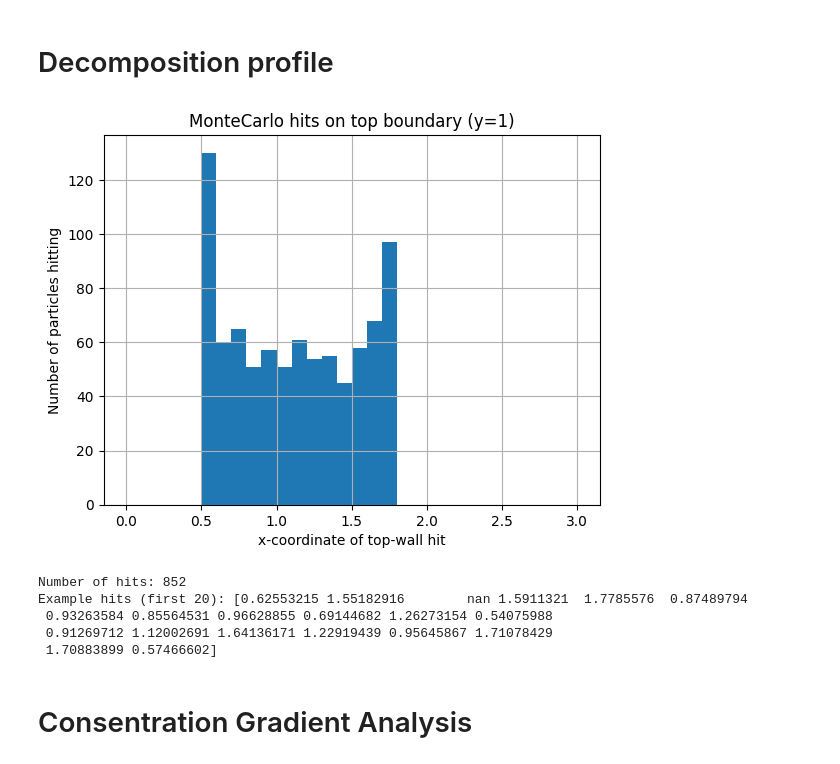
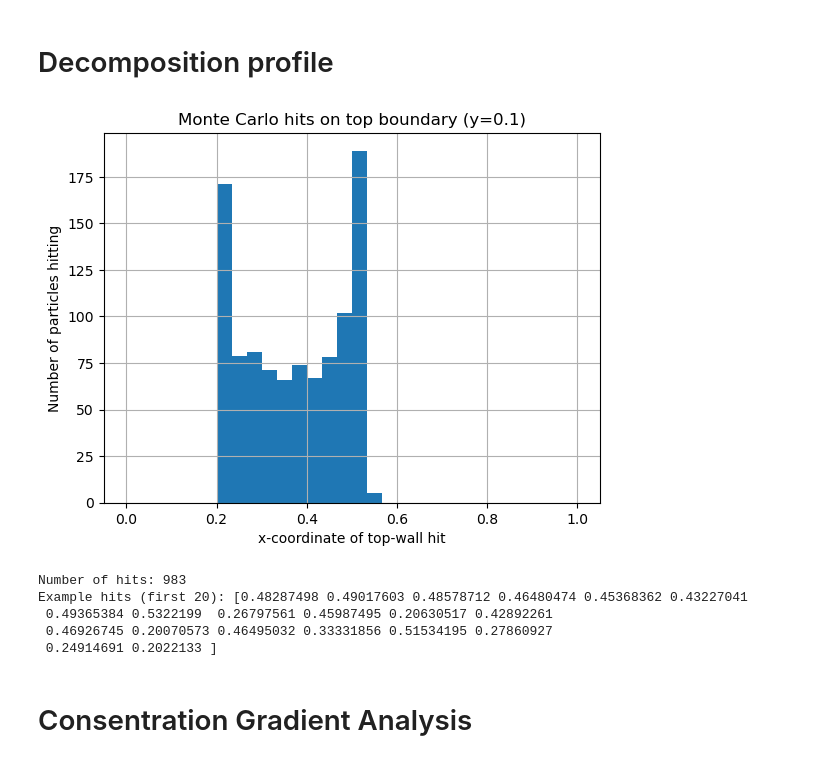
Before and after one commit to TrymNOHG/electro-filter, a Jupyter notebook: NSSolver.ipynb, the cells around one changed output. Cells and saved outputs as stored; diff of their text form; code cells hidden in the pictures.

```diff
--- a/NSSolver.ipynb
+++ b/NSSolver.ipynb
@@ -1365,39 +1379,23 @@ def MonteCarloHitDistribution(
     show_plot=True
 ):
     """
-    Estimate where charged particles 'hit' the top wall y=1
+    Estimate where charged particles 'hit' the top wall y=0.1
     by a simple Monte-Carlo/particle-tracing approach.
-
-    mesh         : ngsolve.Mesh
-    velocity_cf  : ngsolve.CoefficientFunction, e.g. (u_x, u_y)
-    E_cf         : ngsolve.CoefficientFunction, e.g. (E_x, E_y)
-                   but possibly zero outside an interval of x.
-    mu_e         : electrophoretic mobility factor.
-    nparticles   : number of particles to simulate.
-    dt           : time-step for the ODE integration (simple Euler).
-    max_time     : end time; particles not hitting y=1 by then are missed.
-    show_plot    : if True, produce a histogram at the end.
-
-    Returns
-    -------
-    hits_x : 1D numpy array of x-locations of top-wall hits, or NaN if missed.
     """
 
-    # 1) Initial positions: all at x=0, y~Uniform(0..1)
-    y0 = np.random.rand(nparticles)
+    # Initial positions: all at x=0, y ~ Uniform(0..0.1)
+    y0 = 0.1 * np.random.rand(nparticles)
     x0 = np.zeros(nparticles)
 
-    # store current positions
     xs = x0.copy()
     ys = y0.copy()
 
-    # final "hit" x-locations
     hits_x = np.full(nparticles, np.nan)
 
     nsteps = int(max_time / dt)
 
     for step in range(nsteps):
-        active = np.isnan(hits_x)  # those not yet hitting the top
+        active = np.isnan(hits_x)
         if not np.any(active):
             break
 
@@ -1409,24 +1407,20 @@ def MonteCarloHitDistribution(
         Ex_vals = np.empty_like(xa)
         Ey_vals = np.empty_like(xa)
 
-        # Evaluate velocity and E for each particle
         for i in range(len(xa)):
             vx_vals[i], vy_vals[i] = velocity_cf(mesh(xa[i], ya[i]))
             Ex_vals[i], Ey_vals[i] = E_cf(mesh(xa[i], ya[i]))
 
-        # Add drift = mu_e * E
         vx_vals += mu_e * Ex_vals
         vy_vals += mu_e * Ey_vals
 
-        # Euler step
         xa_new = xa + dt * vx_vals
         ya_new = ya + dt * vy_vals
 
-        # check crossing of y=1
-        crossing = (ya < 1.0) & (ya_new >= 1.0)
+        crossing = (ya < 0.1) & (ya_new >= 0.1)
 
         fraction = np.where(crossing,
-                            (1.0 - ya) / (ya_new - ya),
+                            (0.1 - ya) / (ya_new - ya),
                             0.0)
         x_hit = xa + fraction*(xa_new - xa)
 
@@ -1434,7 +1428,6 @@ def MonteCarloHitDistribution(
         idx_cross = idx_active[crossing]
         hits_x[idx_cross] = x_hit[crossing]
 
-        # update positions only for those not crossing
         xa[~crossing] = xa_new[~crossing]
         ya[~crossing] = ya_new[~crossing]
         xs[active] = xa
@@ -1443,59 +1436,55 @@ def MonteCarloHitDistribution(
     if show_plot:
         valid = hits_x[~np.isnan(hits_x)]
         plt.figure()
-        plt.hist(valid, bins=30, range=(0,3))
+        plt.hist(valid, bins=30, range=(0,1))  # Updated domain width
         plt.xlabel("x-coordinate of top-wall hit")
         plt.ylabel("Number of particles hitting")
-        plt.title("MonteCarlo hits on top boundary (y=1)")
+        plt.title("Monte Carlo hits on top boundary (y=0.1)")
         plt.grid(True)
         plt.savefig("MonteCarloHits.png")
         plt.show()
 
     return hits_x
 
-
 if __name__ == "__main__":
     from netgen.geom2d import SplineGeometry
 
-    # 1) Domain geometry: [0,3] x [0,1]
+    # 1) Domain geometry: [0,1] x [0,0.1]
     geo = SplineGeometry()
-    geo.AddRectangle((0,0),(3,1), bcs=["inflow","wall","outflow","wall"])
-    mesh = Mesh(geo.GenerateMesh(maxh=0.02))
+    geo.AddRectangle((0, 0), (1, 0.1), bcs=["inflow", "wall", "outflow", "wall"])
+    mesh = Mesh(geo.GenerateMesh(maxh=0.002))
 
-    # 2) Define velocity and piecewise E.  E=0 outside [0.5..2.5]
     from ngsolve import x, y
 
-    velocity_cf = CoefficientFunction((4*y*(1-y), 0))
+    # 2) Define velocity and piecewise E
+    velocity_cf = CoefficientFunction((4 * (y/0.1) * (1 - (y/0.1)), 0))
 
-    # IfPos( x-0.5,   IfPos( 2.5-x, 1.0, 0.0 ),  0.0 )
-    # that is 1.0 only if (x>=0.5 AND x<=2.5), else 0.0
-    E_switch = IfPos(x - 0.5,
-                     IfPos(2.5 - x, 1.0, 0.0),
+    E_switch = IfPos(x - 0.2,
+                     IfPos(0.8 - x, 1.0, 0.0),
                      0.0)
 
-    # The field is in y-direction with magnitude E_switch
     E_cf = CoefficientFunction((0, E_switch))
 
-    # 3) Run Monte-Carlo
+    # 3) Run Monte Carlo
     hits = MonteCarloHitDistribution(
         mesh=mesh,
         velocity_cf=velocity_cf,
         E_cf=E_cf,
-        mu_e=0.5,          # scale factor for E
+        mu_e=0.2,
         nparticles=1000,
         dt=0.005,
-        max_time=3.0,
+        max_time=5.0,
         show_plot=True
     )
     print("Number of hits:", np.count_nonzero(~np.isnan(hits)))
     print("Example hits (first 20):", hits[:20])
 # %% [output]
-[figure, old version]
+[figure, new version]
-Number of hits: 852
-Example hits (first 20): [0.62553215 1.55182916        nan 1.5911321  1.7785576  0.87489794
- 0.93263584 0.85564531 0.96628855 0.69144682 1.26273154 0.54075988
- 0.91269712 1.12002691 1.64136171 1.22919439 0.95645867 1.71078429
- 1.70883899 0.57466602]
+Number of hits: 983
+Example hits (first 20): [0.48287498 0.49017603 0.48578712 0.46480474 0.45368362 0.43227041
+ 0.49365384 0.5322199  0.26797561 0.45987495 0.20630517 0.42892261
+ 0.46926745 0.20070573 0.46495032 0.33331856 0.51534195 0.27860927
+ 0.24914691 0.2022133 ]
 # %% [markdown]
 # Consentration Gradient Analysis
 # %%
```
Also changed, not shown: parts of 5 cells of this notebook, 4 other files.
